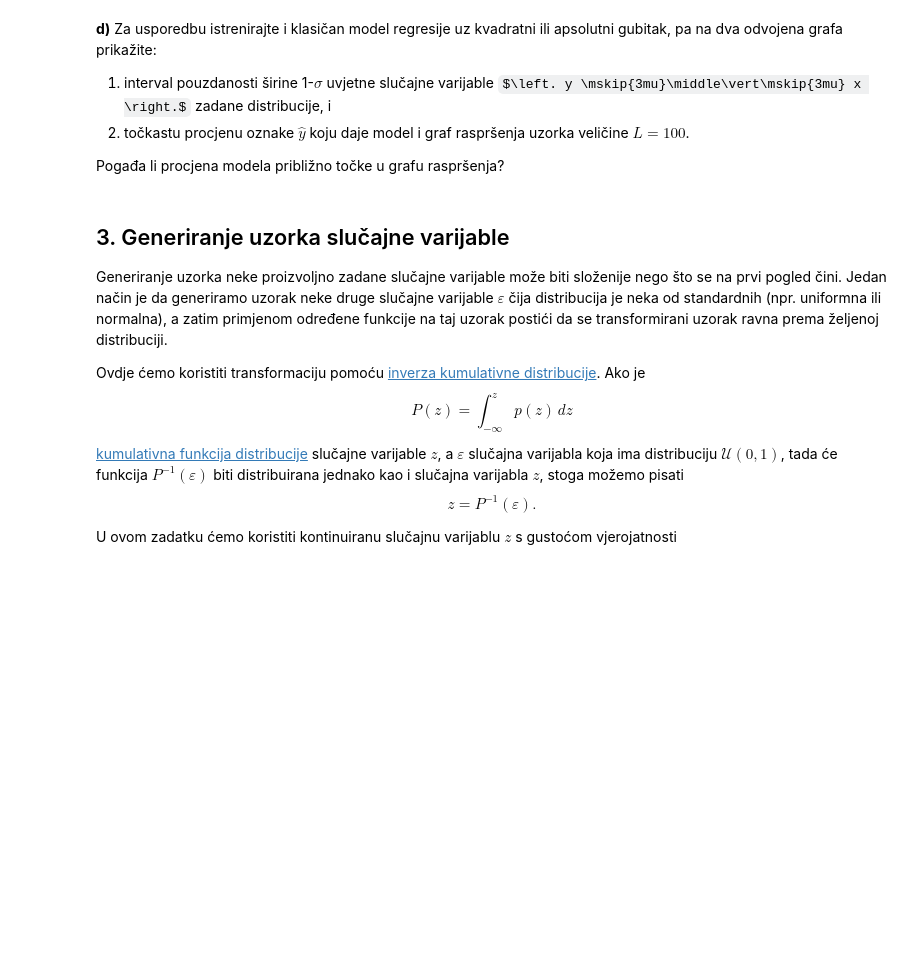
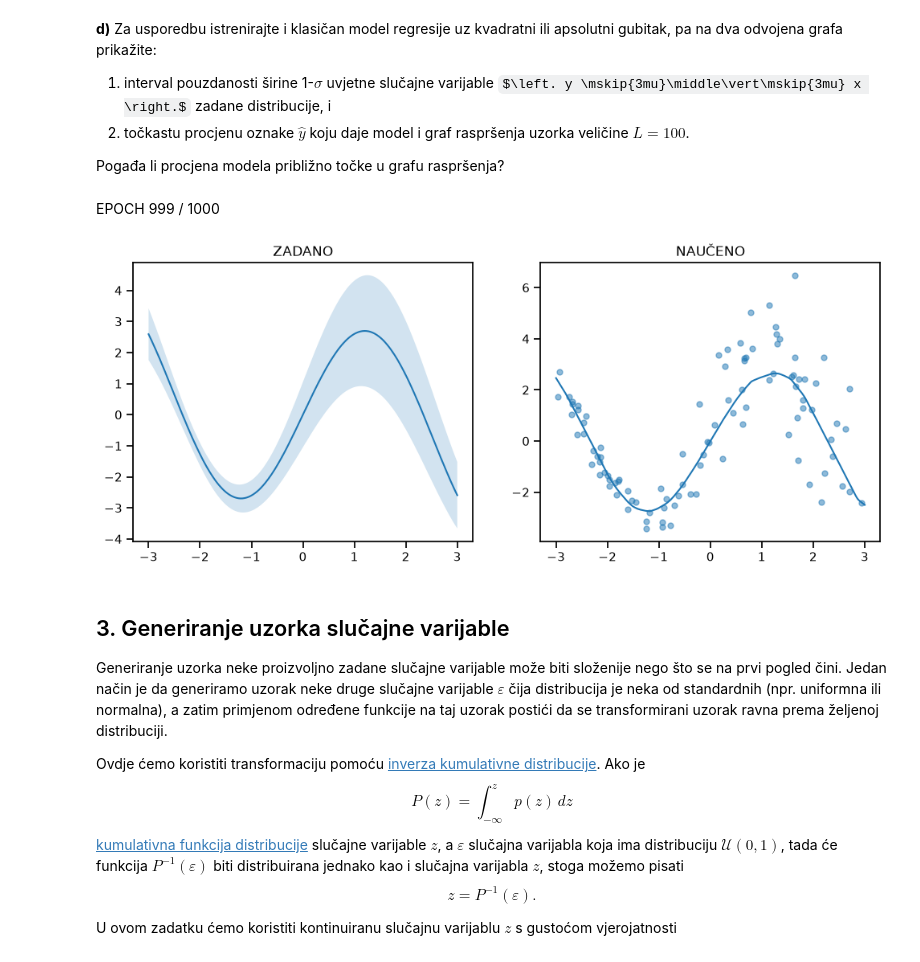
Before and after one commit to Ivan-Dujmic/FER-Deep-Learning-2, a Jupyter notebook: Lab1/lab_1.ipynb, the cells around one changed output. Cells and saved outputs as stored; diff of their text form; code cells hidden in the pictures; some formulas as TeX source; blank space fills up the shorter version.

```diff
--- a/Lab1/lab_1.ipynb
+++ b/Lab1/lab_1.ipynb
@@ -493,28 +543,47 @@ model = tf.keras.Sequential([tf.keras.layers.Dense(100, activation="relu"),
 
 optimizer = tf.optimizers.Adam(1e-3)
 
-for _ in range(1000):
+for epoch in range(1000):
     X, Y = gen_data(100)
 
+    X_tensor = tf.cast(X.reshape([-1, 1]), dtype=tf.float32)
+    Y_tensor = tf.cast(Y.reshape([-1, 1]), dtype=tf.float32)
+
     with tf.GradientTape() as tape:
-        y_hat = model(X.reshape([-1, 1]))
-        loss = ...
+        y_hat = model(X_tensor)
+        loss = tf.reduce_mean(tf.square(Y_tensor - y_hat))
 
     grad = tape.gradient(loss, model.trainable_variables)
     optimizer.apply_gradients(zip(grad, model.trainable_variables))
+
+    display(HTML(f"EPOCH {epoch} / {num_epoch}"), clear=True)
+# %% [output]
+EPOCH 999 / 1000
 # %%
-...
-
 X, Y = gen_data(100)
+x_grid = np.linspace(-3, 3, 300)
 
 with plot_context(show=True, figsize=(12, 4.5)):
     with plot_context(subplot=(1, 2, 1), title="ZADANO"):
-        plt.plot  # srednja vrijednost
-        plt.fill_between  # interval pouzdanosti
+        mu_grid = mean_y(x_grid)
+        sigma_grid = np.sqrt(sigma2_y(x_grid))
+
+        plt.plot(x_grid, mu_grid)
+        plt.fill_between(
+            x_grid,
+            mu_grid - sigma_grid,
+            mu_grid + sigma_grid,
+            alpha = 0.2,
+        )
 
     with plot_context(subplot=(1, 2, 2), title="NAUČENO"):
-        plt.plot  # srednja vrijednost
-        plt.scatter  # uzorak
+        x_tensor = tf.cast(x_grid.reshape([-1, 1]), dtype=tf.float32)
+        y_hat_grid = model(x_tensor).numpy().flatten()
+
+        plt.scatter(X, Y, alpha=0.5, s=25)
+        plt.plot(x_grid, y_hat_grid)
+# %% [output]
+[figure, added]
 # %% [markdown]
 ## 3. Generiranje uzorka slučajne varijable
 Generiranje uzorka neke proizvoljno zadane slučajne varijable može biti složenije nego što se na prvi pogled čini.
```
Also changed, not shown: parts of 3 cells of this notebook.
